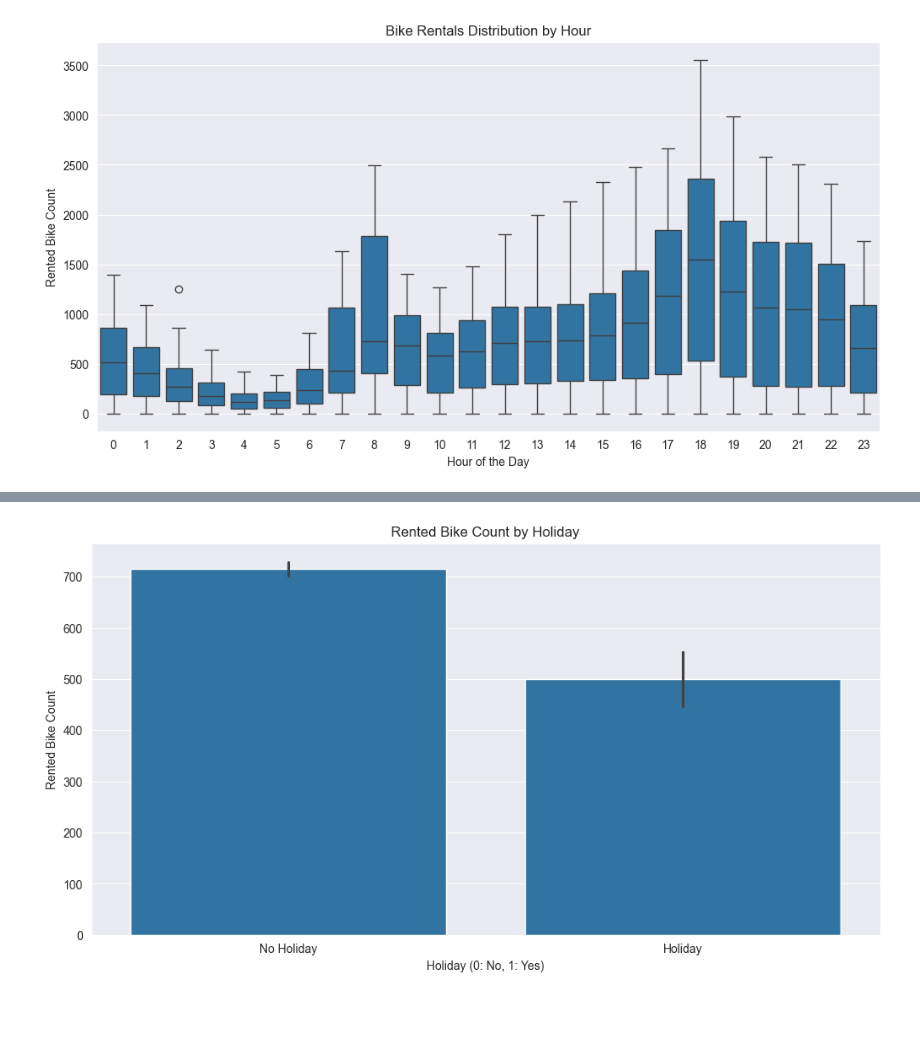
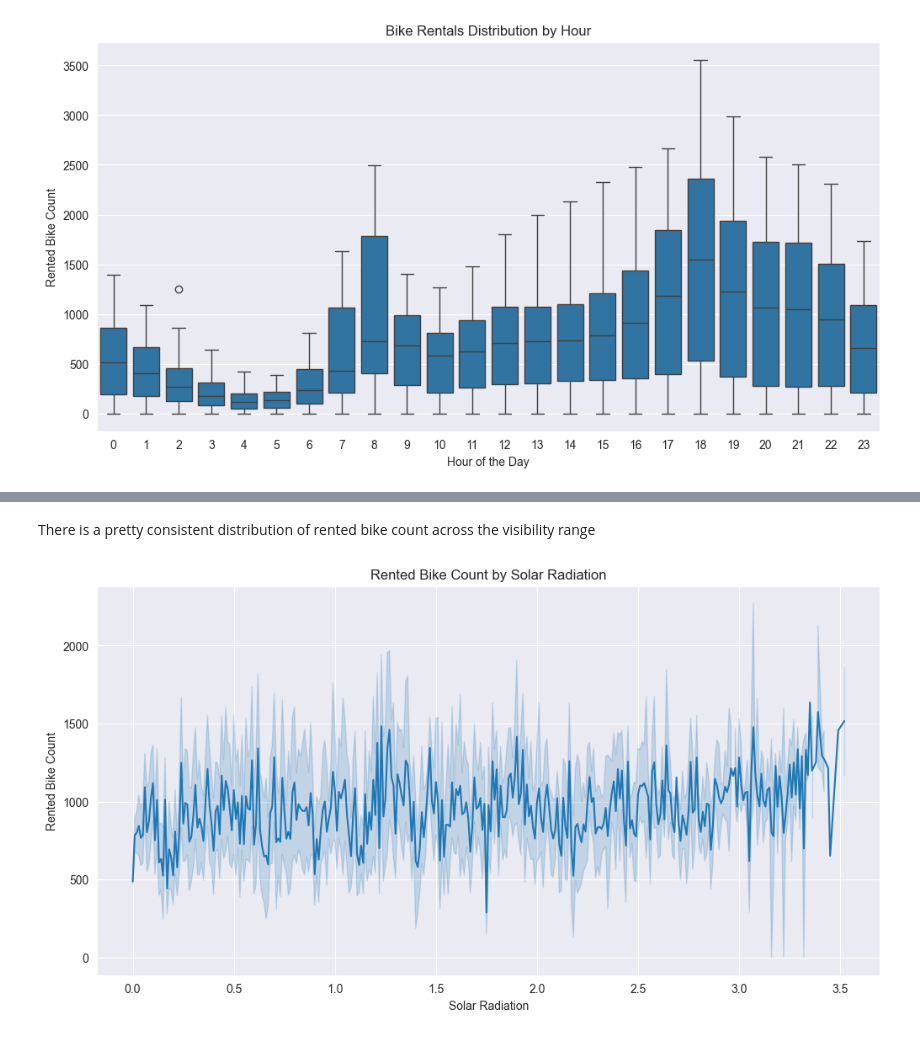
Before and after one commit to theopantecouteau/Seoul-Bike-Sharing-Prediction, a Jupyter notebook: data/data-visualization.ipynb, the cells around one changed output, grey strips where cells are left out. Drawn from its saved outputs; the diff is of its cells as text; code cells hidden in the pictures; blank space fills up the shorter version.

```diff
--- a/data/data-visualization.ipynb
+++ b/data/data-visualization.ipynb
@@ -6,5 +5,6 @@ import matplotlib.dates as mdates
 # %%
 df = pd.read_csv('./data/seoul-bike-data-clean-for-dataviz.csv')
+df.drop(columns="Unnamed: 0", inplace=True)
 # %%
 df.describe().T
 # %% [output]
@@ -85,10 +167,11 @@ df.groupby('Seasons').sum()['Rented Bike Count'].plot.pie()
+# %% [markdown]
+There is a pretty consistent distribution of rented bike count across the visibility range
 # %%
-# 4. Rented Bike Count by Holiday
 plt.figure(figsize=(12, 6))
-sns.barplot(data=df, x="Holiday", y="Rented Bike Count")
-plt.title("Rented Bike Count by Holiday")
-plt.xlabel("Holiday (0: No, 1: Yes)")
+sns.lineplot(data=df, x="Solar Radiation (MJ/m2)", y="Rented Bike Count")
+plt.title("Rented Bike Count by Solar Radiation")
+plt.xlabel("Solar Radiation")
 plt.ylabel("Rented Bike Count")
 plt.show()
 # %% [output]
-[figure, old version]
+[figure, new version]
```
Also changed, not shown: parts of 33 cells of this notebook, 5 other files.
